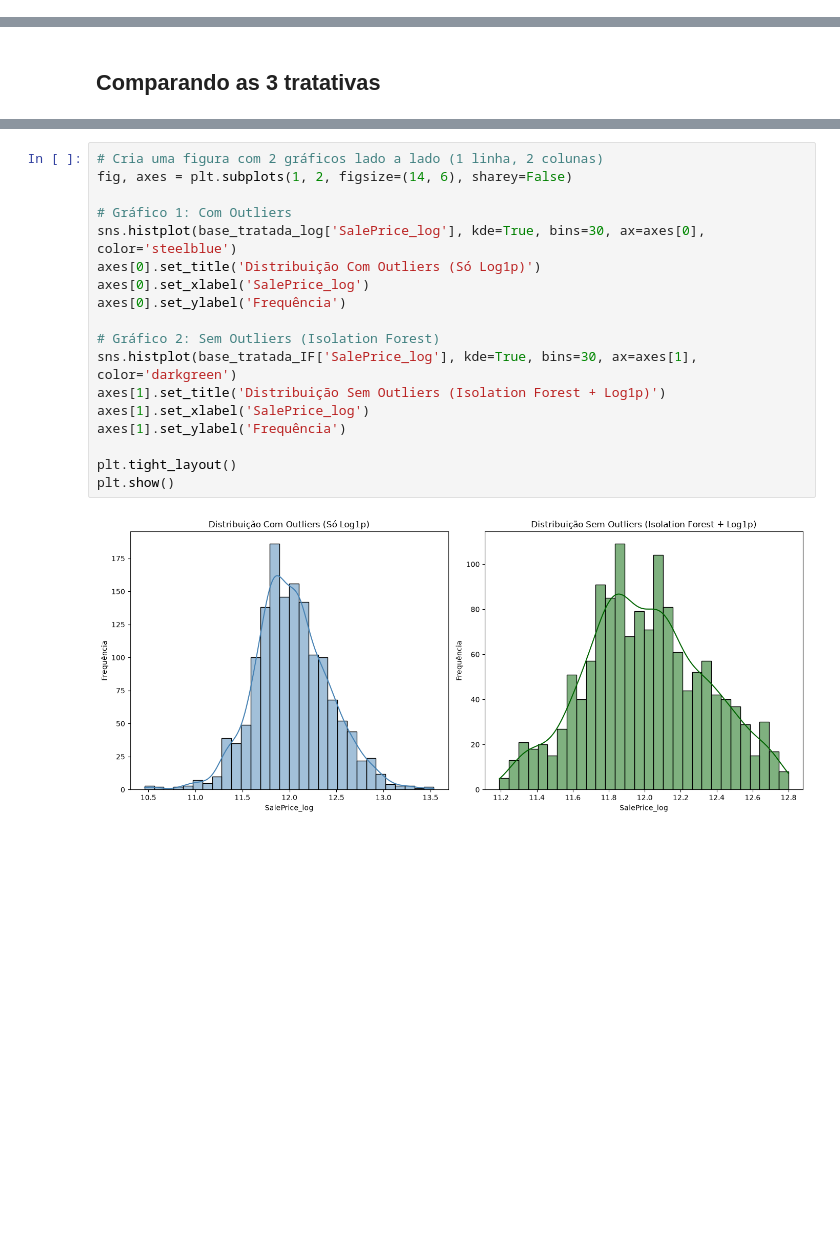
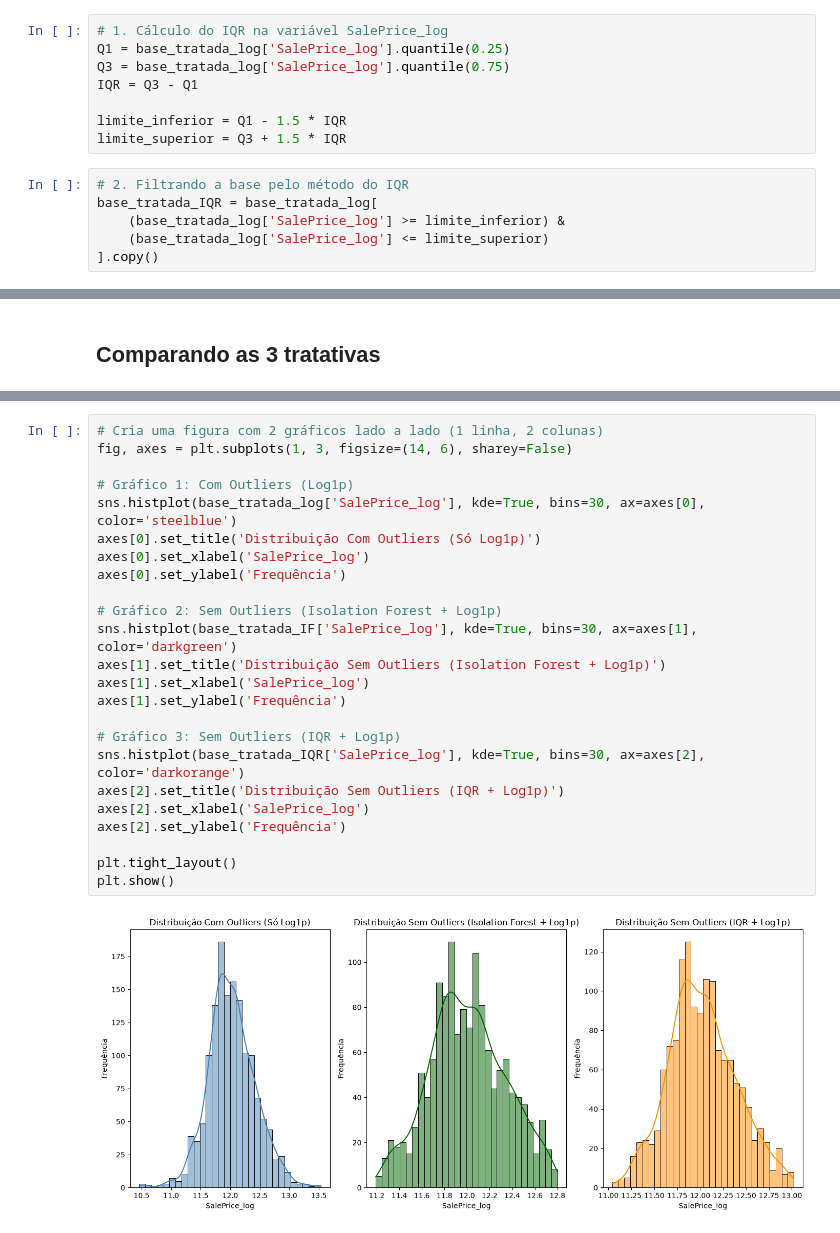
Before and after one commit to LucasRodriguesDeFreitas/house-prices-ml, a Jupyter notebook: notebooks/01_eda.ipynb, the cells around one changed output, grey strips where cells are left out. Drawn from its saved outputs; the diff is of its cells as text; blank space fills up the shorter version.

```diff
--- a/notebooks/01_eda.ipynb
+++ b/notebooks/01_eda.ipynb
@@ -282,0 +285,14 @@ plt.show()
+# %%
+# 1. Cálculo do IQR na variável SalePrice_log
+Q1 = base_tratada_log['SalePrice_log'].quantile(0.25)
+Q3 = base_tratada_log['SalePrice_log'].quantile(0.75)
+IQR = Q3 - Q1
+
+limite_inferior = Q1 - 1.5 * IQR
+limite_superior = Q3 + 1.5 * IQR
+# %%
+# 2. Filtrando a base pelo método do IQR
+base_tratada_IQR = base_tratada_log[
+    (base_tratada_log['SalePrice_log'] >= limite_inferior) &
+    (base_tratada_log['SalePrice_log'] <= limite_superior)
+].copy()
@@ -285,20 +319,26 @@ plt.show()
 # %%
 # Cria uma figura com 2 gráficos lado a lado (1 linha, 2 colunas)
-fig, axes = plt.subplots(1, 2, figsize=(14, 6), sharey=False)
+fig, axes = plt.subplots(1, 3, figsize=(14, 6), sharey=False)
 
-# Gráfico 1: Com Outliers
+# Gráfico 1: Com Outliers (Log1p)
 sns.histplot(base_tratada_log['SalePrice_log'], kde=True, bins=30, ax=axes[0], color='steelblue')
 axes[0].set_title('Distribuição Com Outliers (Só Log1p)')
 axes[0].set_xlabel('SalePrice_log')
 axes[0].set_ylabel('Frequência')
 
-# Gráfico 2: Sem Outliers (Isolation Forest)
+# Gráfico 2: Sem Outliers (Isolation Forest + Log1p)
 sns.histplot(base_tratada_IF['SalePrice_log'], kde=True, bins=30, ax=axes[1], color='darkgreen')
 axes[1].set_title('Distribuição Sem Outliers (Isolation Forest + Log1p)')
 axes[1].set_xlabel('SalePrice_log')
 axes[1].set_ylabel('Frequência')
 
+# Gráfico 3: Sem Outliers (IQR + Log1p)
+sns.histplot(base_tratada_IQR['SalePrice_log'], kde=True, bins=30, ax=axes[2], color='darkorange')
+axes[2].set_title('Distribuição Sem Outliers (IQR + Log1p)')
+axes[2].set_xlabel('SalePrice_log')
+axes[2].set_ylabel('Frequência')
+
 plt.tight_layout()
 plt.show()
 # %% [output]
-[figure, old version]
+[figure, new version]
```
Also changed, not shown: parts of 9 cells of this notebook, 12 other files.
